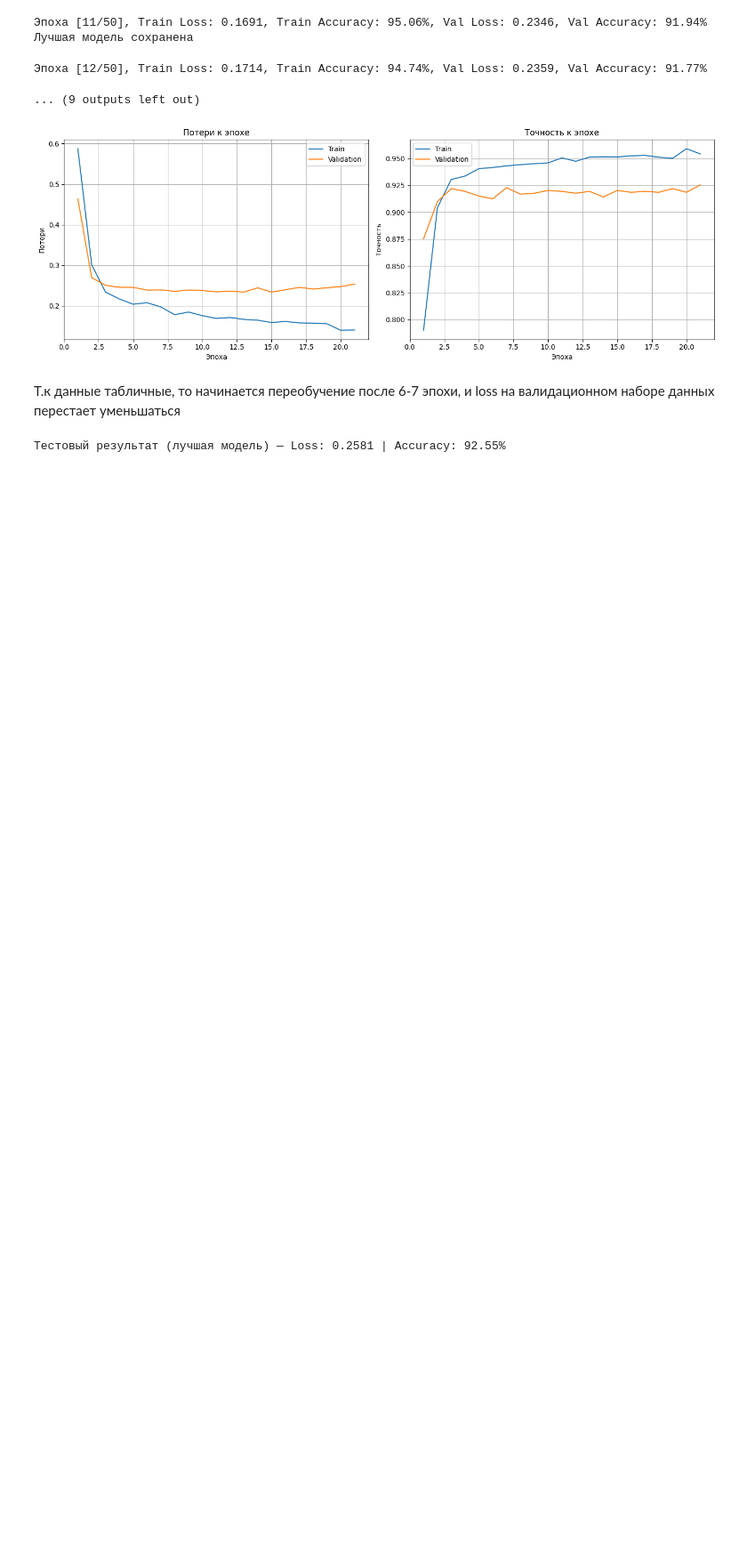
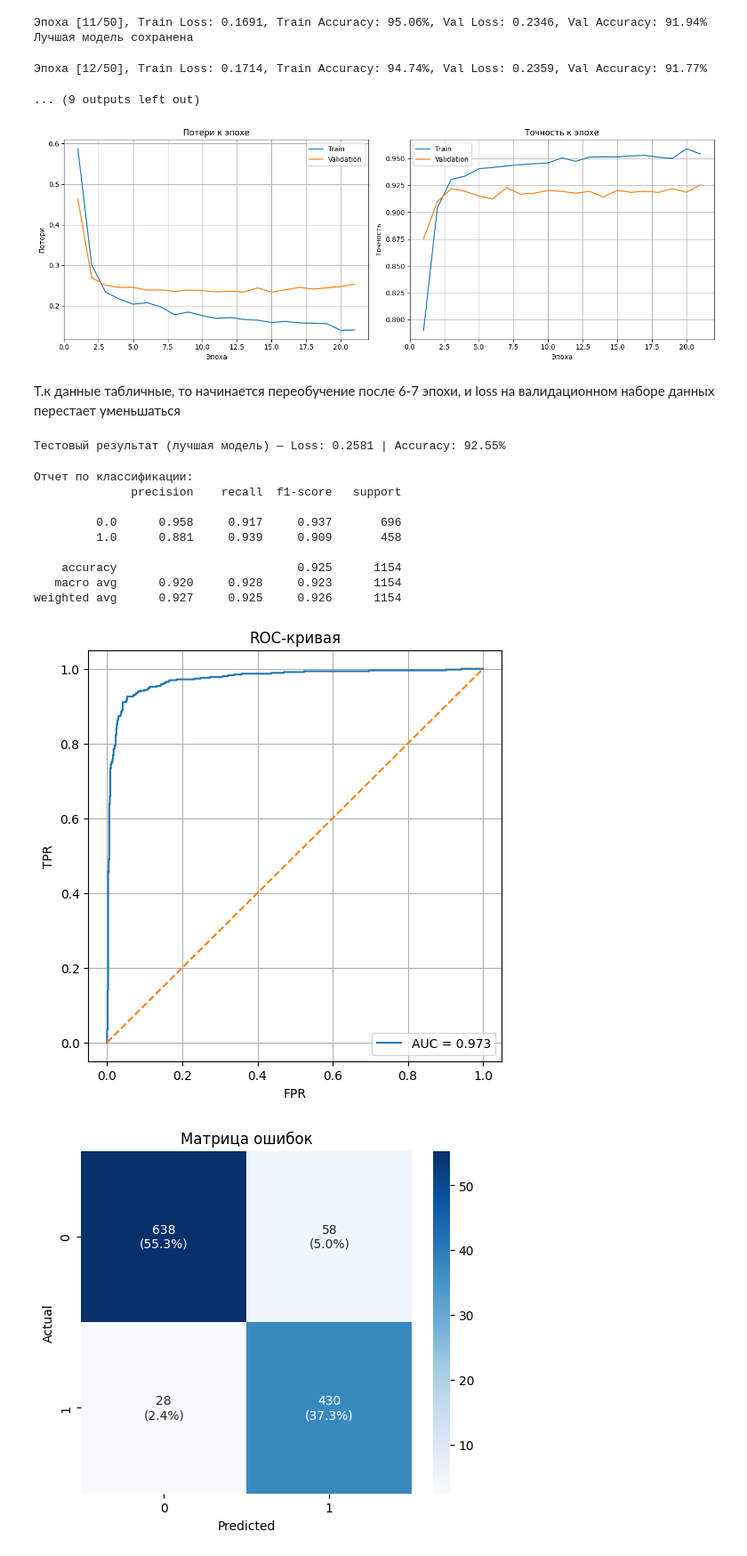
Before and after one commit to Madarakill/LS_EDU, a Jupyter notebook: Модель нейронной сети.ipynb, the cells around one changed output. Shown at 89% size. Saved outputs shown, nothing was run; the diff lists cells and outputs as text; code cells hidden in the pictures; blank space fills up the shorter version.

Commit message:
Отчет по классификации модели

```diff
--- a/Модель нейронной сети.ipynb
+++ b/Модель нейронной сети.ipynb
@@ -400,3 +400,56 @@ final_test_acc = (all_preds_arr == all_labels_arr).mean()
 print(f"Тестовый результат (лучшая модель) — Loss: {final_test_loss:.4f} | Accuracy: {final_test_acc*100:.2f}%")
 # %% [output]
 Тестовый результат (лучшая модель) — Loss: 0.2581 | Accuracy: 92.55%
+# %%
+all_probs_arr = np.array(all_probs)
+
+print("\nОтчет по классификации:")
+print(classification_report(all_labels_arr, all_preds_arr, digits=3))
+
+# === ROC-кривая ===
+auc = roc_auc_score(all_labels_arr, all_probs_arr)
+fpr, tpr, _ = roc_curve(all_labels_arr, all_probs_arr)
+
+plt.figure(figsize=(6, 6))
+plt.plot(fpr, tpr, label=f'AUC = {auc:.3f}')
+plt.plot([0, 1], [0, 1], '--')
+plt.xlabel('FPR')
+plt.ylabel('TPR')
+plt.title('ROC-кривая')
+plt.legend()
+plt.grid(True)
+plt.show()
+
+# === Матрица предсказаний ===
+cm = confusion_matrix(all_labels_arr, all_preds_arr)
+
+# переведём в проценты
+cm_percent = cm / cm.sum() * 100
+cm_labels = np.asarray([
+    f"{v}\n({p:.1f}%)"
+    for v, p in zip(cm.flatten(), cm_percent.flatten())
+]).reshape(2, 2)
+
+plt.figure(figsize=(6, 5))
+sns.heatmap(
+    cm_percent,
+    annot=cm_labels,
+    fmt='',
+    cmap='Blues',
+)
+plt.title('Матрица ошибок')
+plt.ylabel('Actual')
+plt.xlabel('Predicted')
+plt.show()
+# %% [output]
+Отчет по классификации:
+              precision    recall  f1-score   support
+
+         0.0      0.958     0.917     0.937       696
+         1.0      0.881     0.939     0.909       458
+
+    accuracy                          0.925      1154
+   macro avg      0.920     0.928     0.923      1154
+weighted avg      0.927     0.925     0.926      1154
+[figure, added]
+[figure, added]
```
